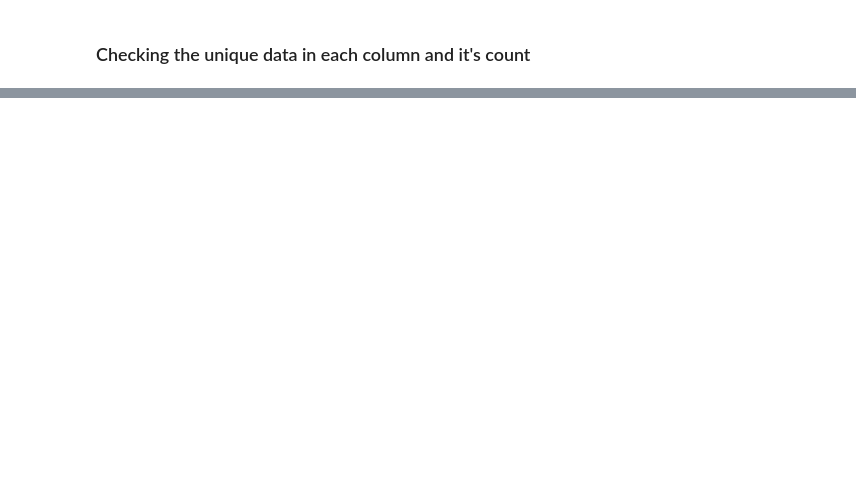
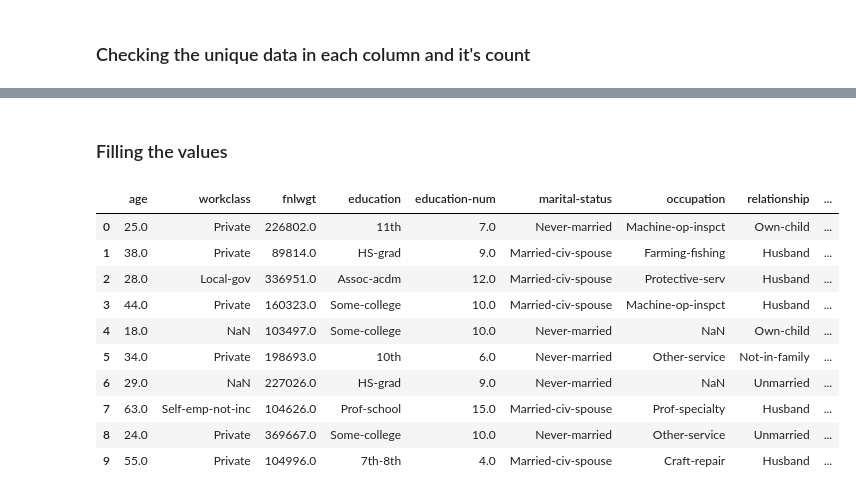
Before and after one commit to Uziii-man/Automatic-Census-Data-Modeling, a Jupyter notebook: Preprocessing the Census Data.ipynb, the cells around one changed output, grey strips where cells are left out. Cells and saved outputs as stored; diff of their text form; code cells hidden in the pictures; blank space fills up the shorter version.

```diff
--- a/Preprocessing the Census Data.ipynb
+++ b/Preprocessing the Census Data.ipynb
@@ -133,0 +221,16 @@ Name: count, dtype: int64
+# %% [markdown]
+### Filling the values
+# %%
+df_census_data.head(10)
+# %% [output]
+|  | age | workclass | fnlwgt | education | education-num | marital-status | occupation | relationship | ... |
+| 0 | 25.0 | Private | 226802.0 | 11th | 7.0 | Never-married | Machine-op-inspct | Own-child | ... |
+| 1 | 38.0 | Private | 89814.0 | HS-grad | 9.0 | Married-civ-spouse | Farming-fishing | Husband | ... |
+| 2 | 28.0 | Local-gov | 336951.0 | Assoc-acdm | 12.0 | Married-civ-spouse | Protective-serv | Husband | ... |
+| 3 | 44.0 | Private | 160323.0 | Some-college | 10.0 | Married-civ-spouse | Machine-op-inspct | Husband | ... |
+| 4 | 18.0 | NaN | 103497.0 | Some-college | 10.0 | Never-married | NaN | Own-child | ... |
+| 5 | 34.0 | Private | 198693.0 | 10th | 6.0 | Never-married | Other-service | Not-in-family | ... |
+| 6 | 29.0 | NaN | 227026.0 | HS-grad | 9.0 | Never-married | NaN | Unmarried | ... |
+| 7 | 63.0 | Self-emp-not-inc | 104626.0 | Prof-school | 15.0 | Married-civ-spouse | Prof-specialty | Husband | ... |
+| 8 | 24.0 | Private | 369667.0 | Some-college | 10.0 | Never-married | Other-service | Unmarried | ... |
+| 9 | 55.0 | Private | 104996.0 | 7th-8th | 4.0 | Married-civ-spouse | Craft-repair | Husband | ... |
```
Also changed, not shown: parts of 30 cells of this notebook, 1 other file.
